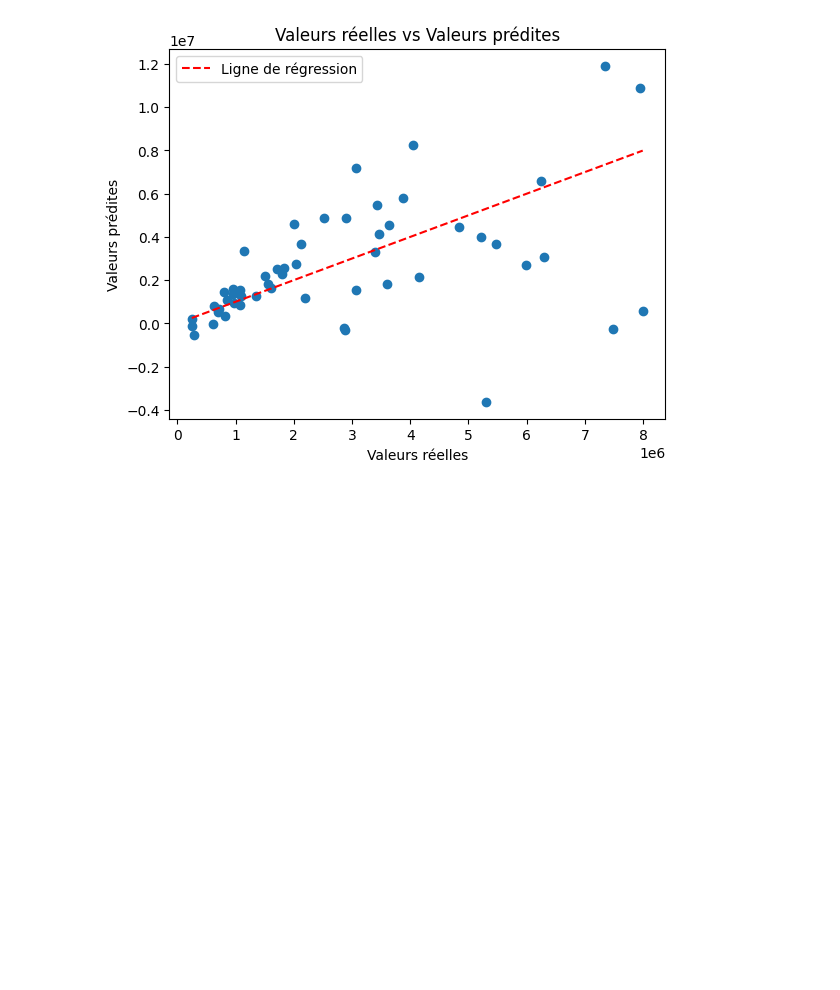
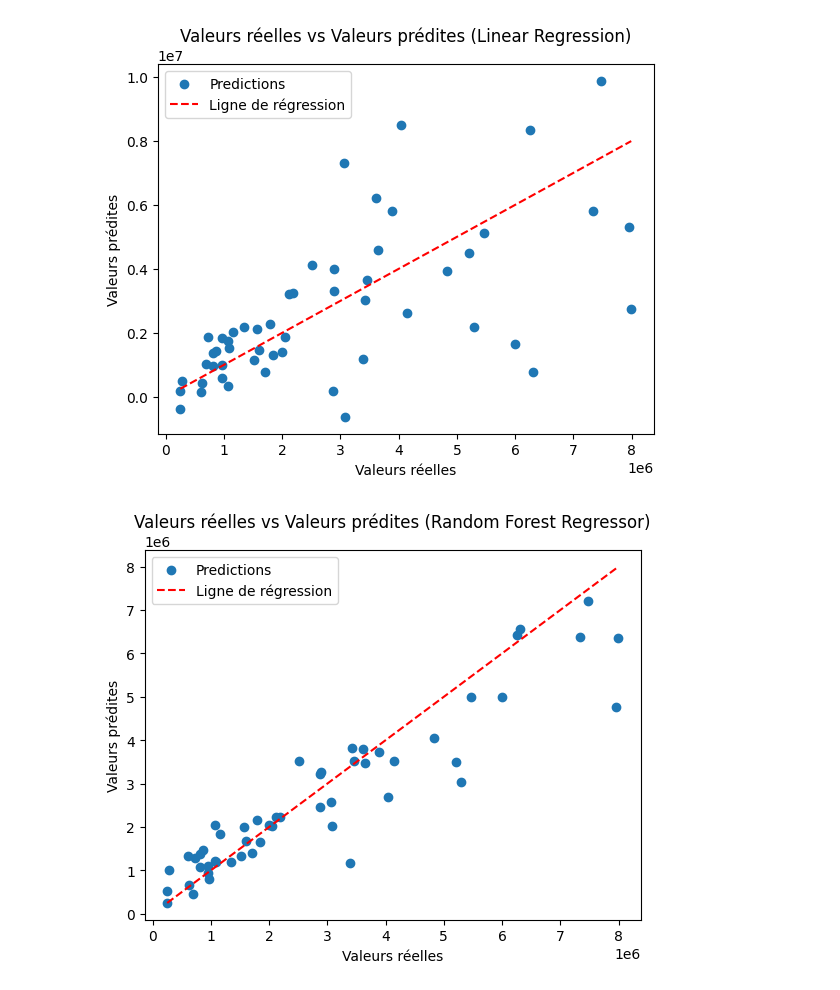
Before and after one commit to lancelotnd/hydro_cs2023, a Jupyter notebook: main.ipynb, the cells around one changed output. Cells and saved outputs as stored; diff of their text form; code cells hidden in the pictures; blank space fills up the shorter version.

```diff
--- a/main.ipynb
+++ b/main.ipynb
@@ -26,5 +46,8 @@ target_column = 'entsoe_inflow'
 #Créez les ensembles de données X (caractéristiques) et y (cible):
 X = data[feature_columns]
 y = data[target_column]
+# Normaliser les données
+scaler = MinMaxScaler()
+X_scaled = scaler.fit_transform(X)
 #Divisez les données en ensembles d'entraînement et de test:
-X_train, X_test, y_train, y_test = train_test_split(X, y, test_size=0.2, random_state=42)
+X_train, X_test, y_train, y_test = train_test_split(X_scaled, y, test_size=0.2, random_state=42)
@@ -66,0 +54,15 @@ R-squared (R2) :  -0.44804735662791995
+# %%
+# Définir les paramètres à tester
+param_grid = {
+    'n_estimators': [10, 50, 100, 200],
+    'max_depth': [None, 10, 20, 30],
+    'min_samples_split': [2, 5, 10],
+    'min_samples_leaf': [1, 2, 4]
+}
+
+
+# Créer un modèle RandomForestRegressor
+rf = RandomForestRegressor(random_state=42)
+
+# Instancier GridSearchCV avec le modèle RandomForestRegressor et les paramètres à tester
+grid_search = GridSearchCV(estimator=rf, param_grid=param_grid, cv=3, n_jobs=-1, verbose=2)
@@ -67,18 +114,21 @@ R-squared (R2) :  -0.44804735662791995
 # %%
-# Faire des prédictions sur l'ensemble de test
-y_pred = model.predict(X_test)
+def plot_model_predictions(model, X_test, y_test, model_name):
+    y_pred = model.predict(X_test)
 
-# Créer un scatter plot des valeurs réelles par rapport aux valeurs prédites
-plt.scatter(y_test, y_pred)
-plt.xlabel("Valeurs réelles")
-plt.ylabel("Valeurs prédites")
+    plt.scatter(y_test, y_pred, label='Predictions')
+    plt.xlabel('Valeurs réelles')
+    plt.ylabel('Valeurs prédites')
 
-# Créer une ligne de régression
-regression_line = np.linspace(min(y_test), max(y_test), 100)
-plt.plot(regression_line, regression_line, color='red', linestyle='--', label="Ligne de régression")
+    regression_line = np.linspace(min(y_test), max(y_test), 100)
+    plt.plot(regression_line, regression_line, color='red', linestyle='--', label='Ligne de régression')
 
-plt.legend()
-plt.title("Valeurs réelles vs Valeurs prédites")
-plt.show()
+    plt.legend()
+    plt.title(f'Valeurs réelles vs Valeurs prédites ({model_name})')
+    plt.show()
+
+# Visualiser les performances des modèles
+for model_name, model in models.items():
+    plot_model_predictions(model, X_test, y_test, model_name)
 # %% [output]
-[figure, old version]
+[figure, new version]
+[figure, added]
```
Also changed, not shown: parts of 7 cells of this notebook.
